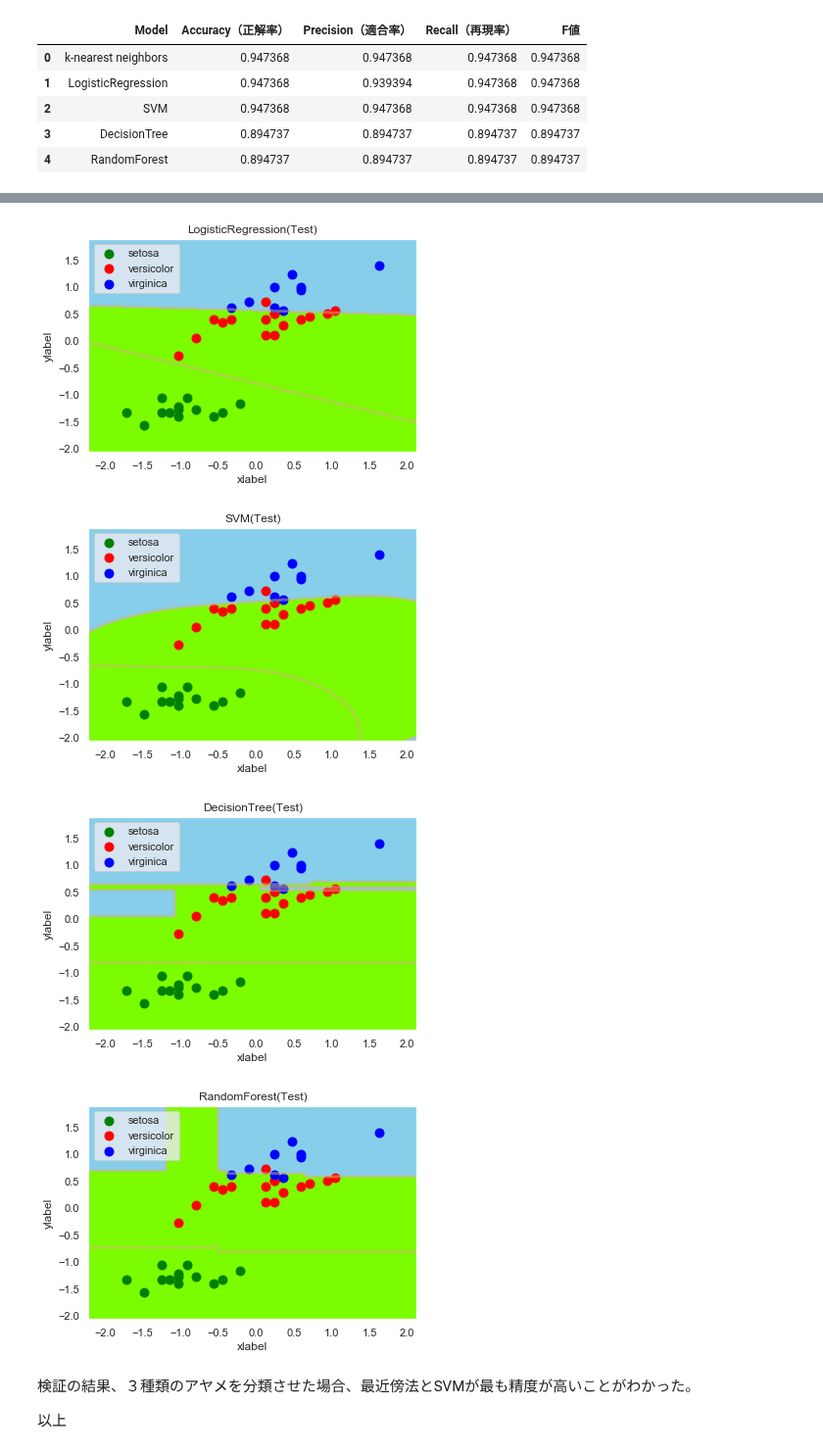
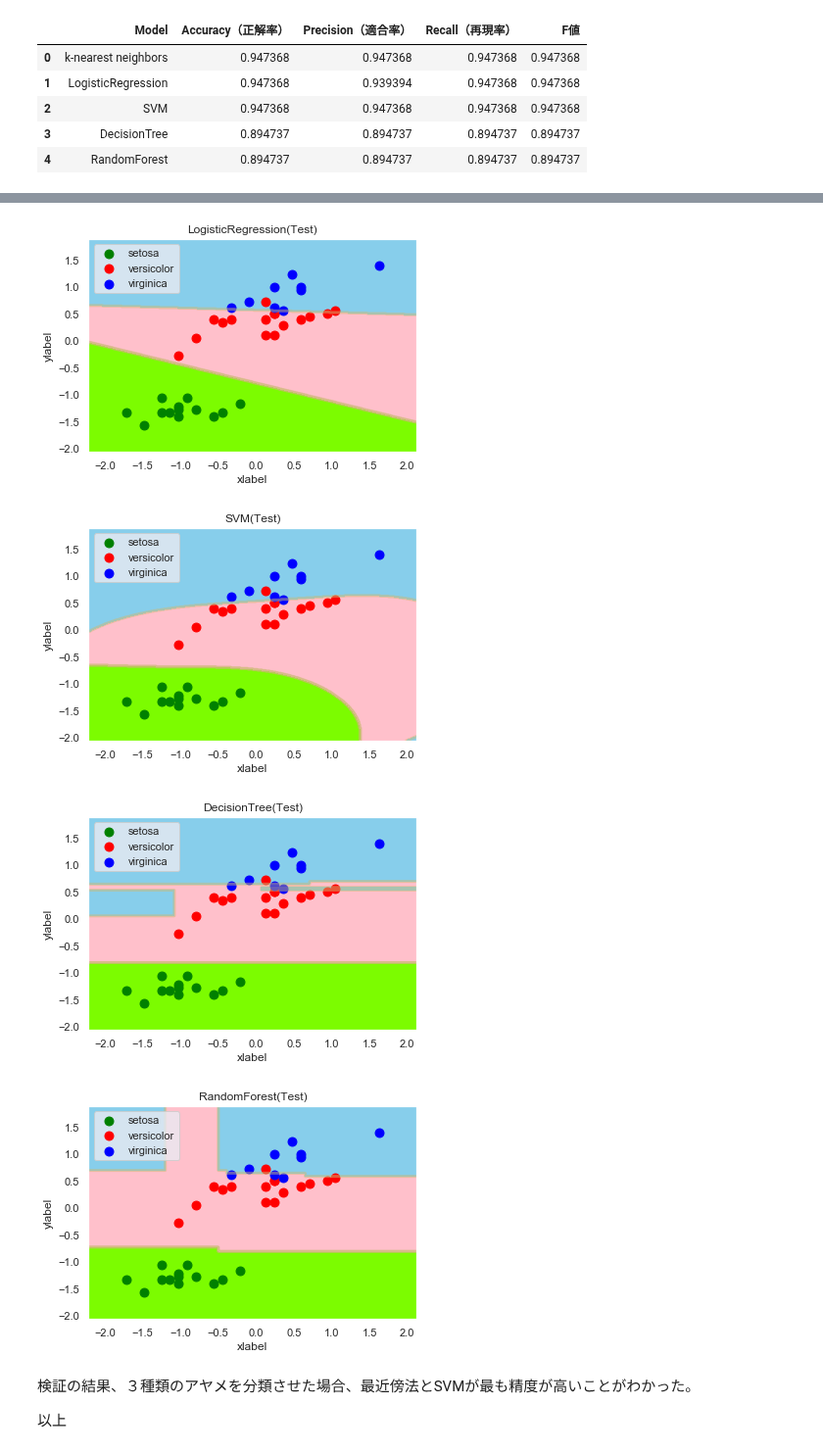
Before and after one commit to Tomoaki-Ishii-DIC/diveintocode-ml, a Jupyter notebook: week4_授業前課題1_アヤメの分類.ipynb, the cells around one changed output, grey strips where cells are left out. Shown at 98% size. Cells and saved outputs as stored; diff of their text form; code cells hidden in the pictures.

```diff
--- a/week4_授業前課題1_アヤメの分類.ipynb
+++ b/week4_授業前課題1_アヤメの分類.ipynb
@@ -1029,7 +1029,7 @@ def decision_region_3d(X, y, model, step=0.01, title='decision region', xlabel='
     # setting
     scatter_color = [ 'Green', 'red', 'blue']
     contourf_color = ['lawngreen', 'pink', 'skyblue']
-    n_class = 2
+    n_class = 3
     # pred
     mesh_f0, mesh_f1  = np.meshgrid(np.arange(np.min(X[:,0])-0.5, np.max(X[:,0])+0.5, step), np.arange(np.min(X[:,1])-0.5, np.max(X[:,1])+0.5, step))
     #mesh_f0, mesh_f1,mesh_f2  = np.meshgrid(np.arange(np.min(X[:,0])-0.5, np.max(X[:,0])+0.5, step),
@@ -1090,7 +1090,7 @@ decision_region_3d(X_test_scaled_all, y_test_all, forest, title='RandomForest(Te
-[figure, old version]
+[figure, new version]
-[figure, old version]
+[figure, new version]
-[figure, old version]
+[figure, new version]
-[figure, old version]
+[figure, new version]
 # %% [markdown]
 検証の結果、３種類のアヤメを分類させた場合、最近傍法とSVMが最も精度が高いことがわかった。
 
```
Also changed, not shown: parts of 1 cell of this notebook.
